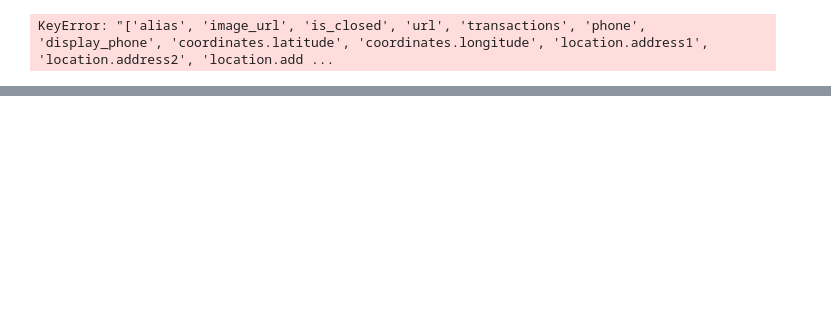
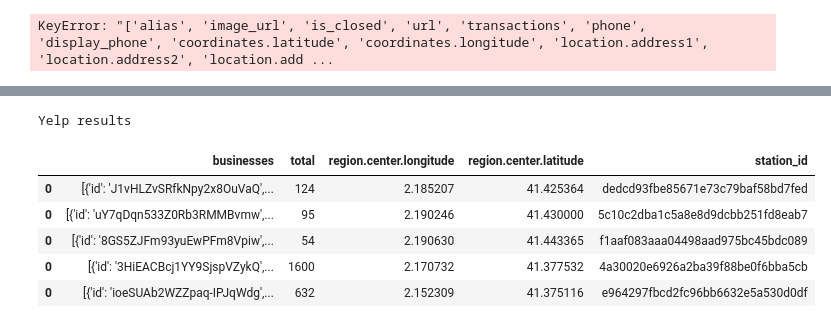
Before and after one commit to gu12934/-LHL-Statistical-Modelling-Project, a Jupyter notebook: notebooks/yelp_foursquare_EDA1.ipynb, the cells around one changed output, grey strips where cells are left out. Drawn from its saved outputs; the diff is of its cells as text; code cells hidden in the pictures; blank space fills up the shorter version.

```diff
--- a/notebooks/yelp_foursquare_EDA1.ipynb
+++ b/notebooks/yelp_foursquare_EDA1.ipynb
@@ -277,0 +306,11 @@ yelp_df.head()
+# %%
+print('Yelp results')
+yelp_df.head()
+# %% [output]
+Yelp results
+|  | businesses | total | region.center.longitude | region.center.latitude | station_id |
+| 0 | [{'id': 'J1vHLZvSRfkNpy2x8OuVaQ',... | 124 | 2.185207 | 41.425364 | dedcd93fbe85671e73c79baf58bd7fed |
+| 0 | [{'id': 'uY7qDqn533Z0Rb3RMMBvmw',... | 95 | 2.190246 | 41.430000 | 5c10c2dba1c5a8e8d9dcbb251fd8eab7 |
+| 0 | [{'id': '8GS5ZJFm93yuEwPFm8Vpiw',... | 54 | 2.190630 | 41.443365 | f1aaf083aaa04498aad975bc45bdc089 |
+| 0 | [{'id': '3HiEACBcj1YY9SjspVZykQ',... | 1600 | 2.170732 | 41.377532 | 4a30020e6926a2ba39f88be0f6bba5cb |
+| 0 | [{'id': 'ioeSUAb2WZZpaq-IPJqWdg',... | 632 | 2.152309 | 41.375116 | e964297fbcd2fc96bb6632e5a530d0df |
```
Also changed, not shown: parts of 12 cells of this notebook, 2 other files.
